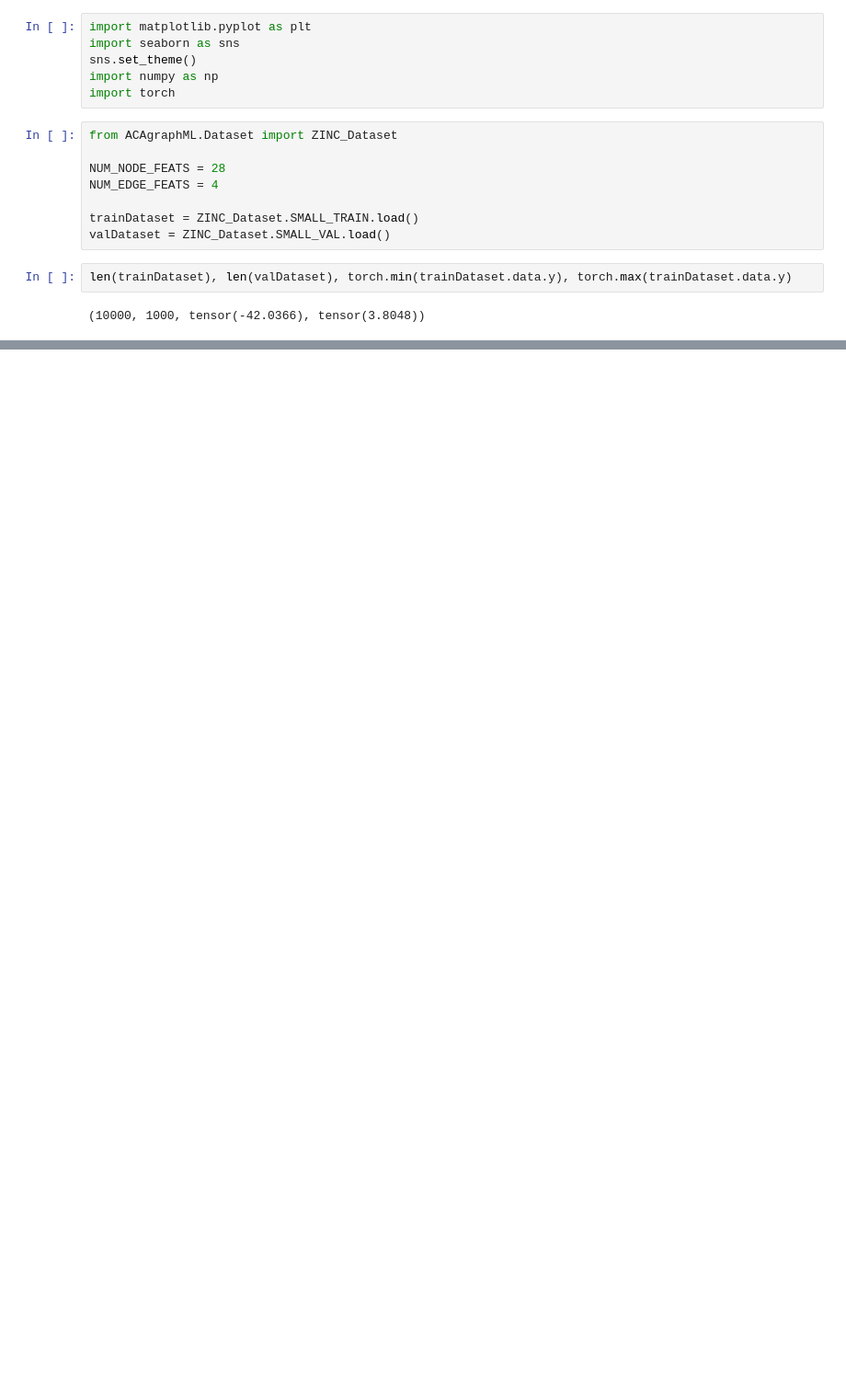
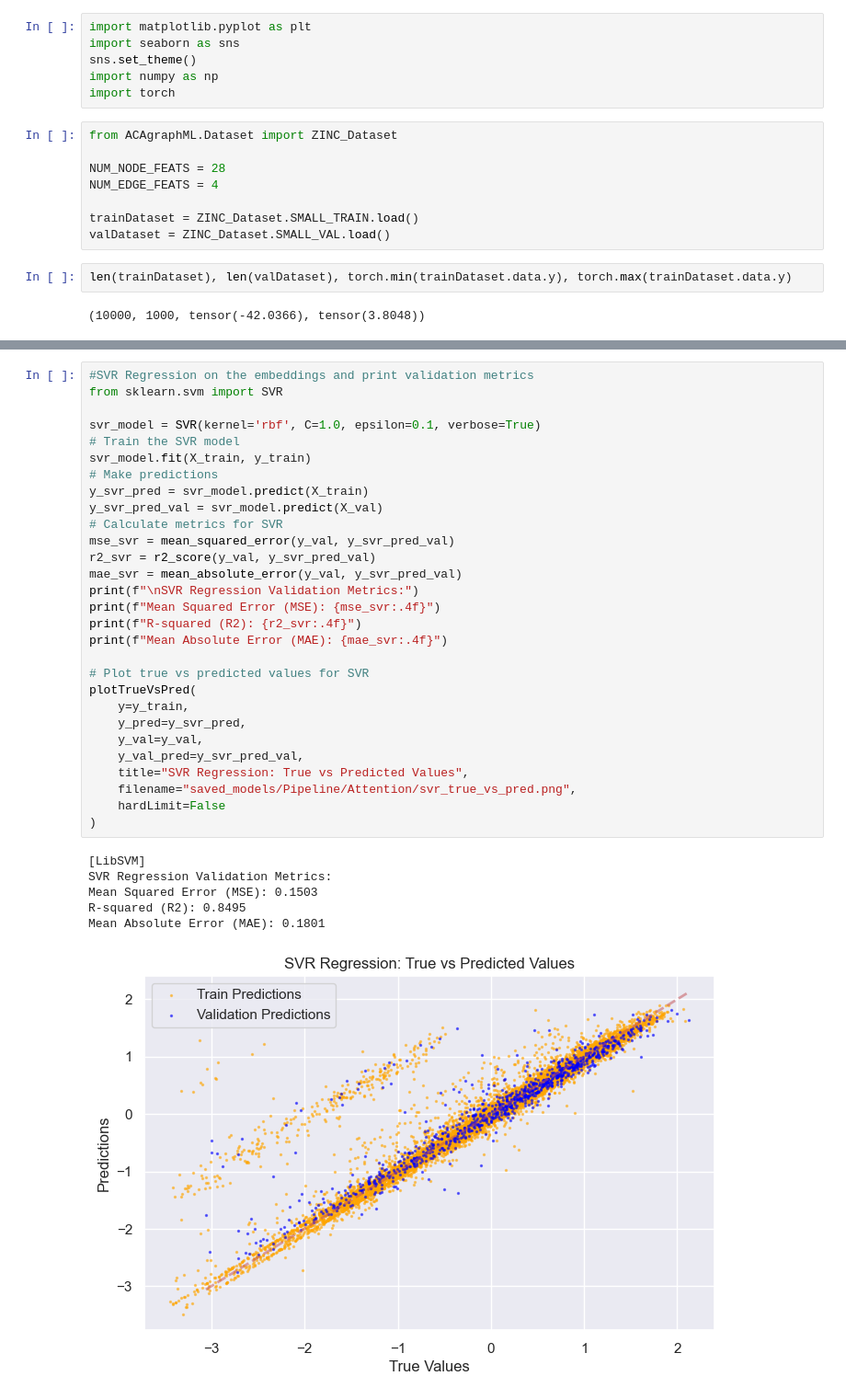
Before and after one commit to PaoloGinefra/ACA_GraphML_Project, a Jupyter notebook: Notebooks/pipelineTest.ipynb, the cells around one changed output, grey strips where cells are left out. Shown at 92% size. Drawn from its saved outputs; the diff is of its cells as text; blank space fills up the shorter version.

```diff
--- a/Notebooks/pipelineTest.ipynb
+++ b/Notebooks/pipelineTest.ipynb
@@ -236,0 +607,36 @@ NameError: name 'exit' is not defined
+# %%
+#SVR Regression on the embeddings and print validation metrics
+from sklearn.svm import SVR
+
+svr_model = SVR(kernel='rbf', C=1.0, epsilon=0.1, verbose=True)
+# Train the SVR model
+svr_model.fit(X_train, y_train)
+# Make predictions
+y_svr_pred = svr_model.predict(X_train)
+y_svr_pred_val = svr_model.predict(X_val)
+# Calculate metrics for SVR
+mse_svr = mean_squared_error(y_val, y_svr_pred_val)
+r2_svr = r2_score(y_val, y_svr_pred_val)
+mae_svr = mean_absolute_error(y_val, y_svr_pred_val)
+print(f"\nSVR Regression Validation Metrics:")
+print(f"Mean Squared Error (MSE): {mse_svr:.4f}")
+print(f"R-squared (R2): {r2_svr:.4f}")
+print(f"Mean Absolute Error (MAE): {mae_svr:.4f}")
+
+# Plot true vs predicted values for SVR
+plotTrueVsPred(
+    y=y_train,
+    y_pred=y_svr_pred,
+    y_val=y_val,
+    y_val_pred=y_svr_pred_val,
+    title="SVR Regression: True vs Predicted Values",
+    filename="saved_models/Pipeline/Attention/svr_true_vs_pred.png",
+    hardLimit=False
+)
+# %% [output]
+[LibSVM]
+SVR Regression Validation Metrics:
+Mean Squared Error (MSE): 0.1503
+R-squared (R2): 0.8495
+Mean Absolute Error (MAE): 0.1801
+[figure, added]
```
Also changed, not shown: parts of 12 cells of this notebook, 3 other files.
